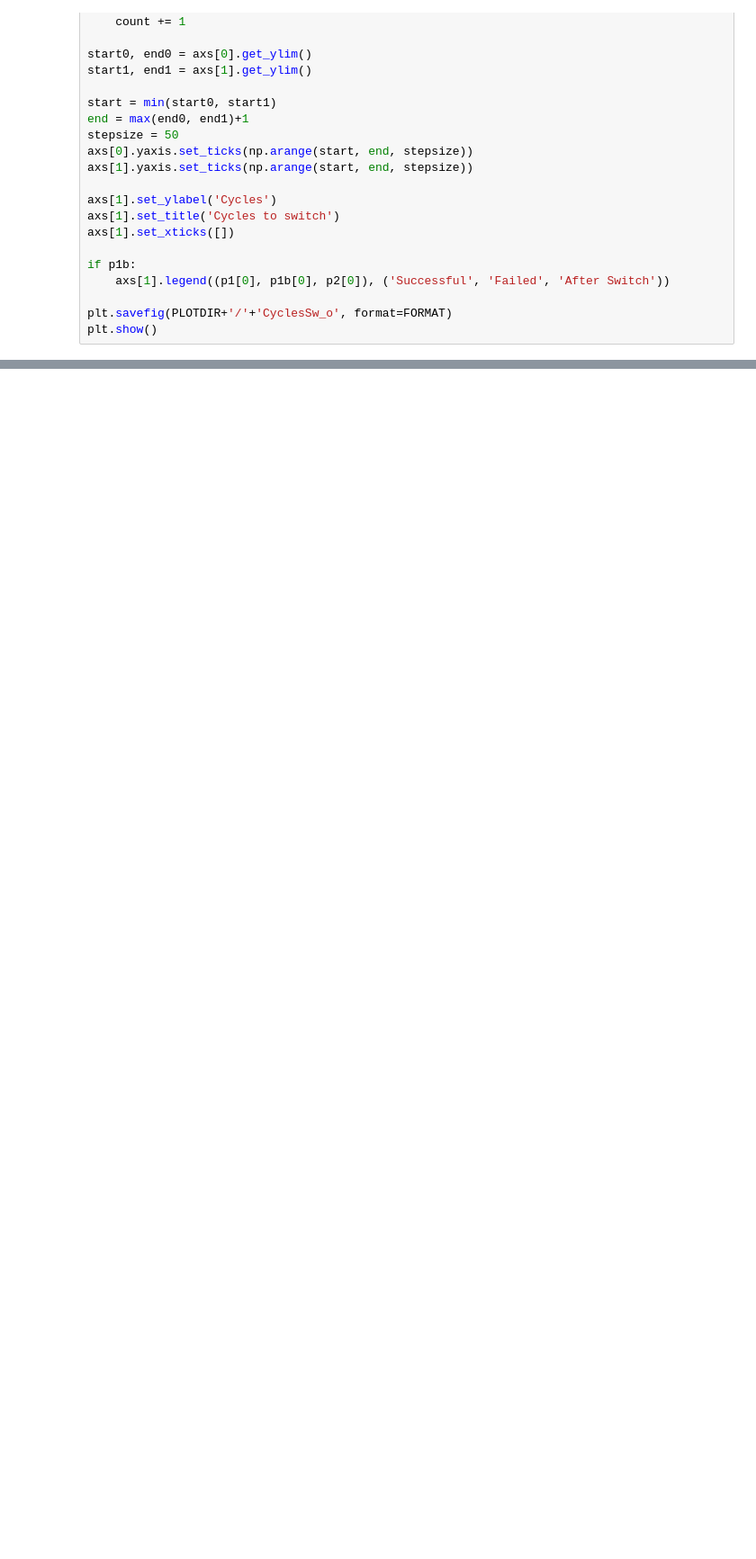
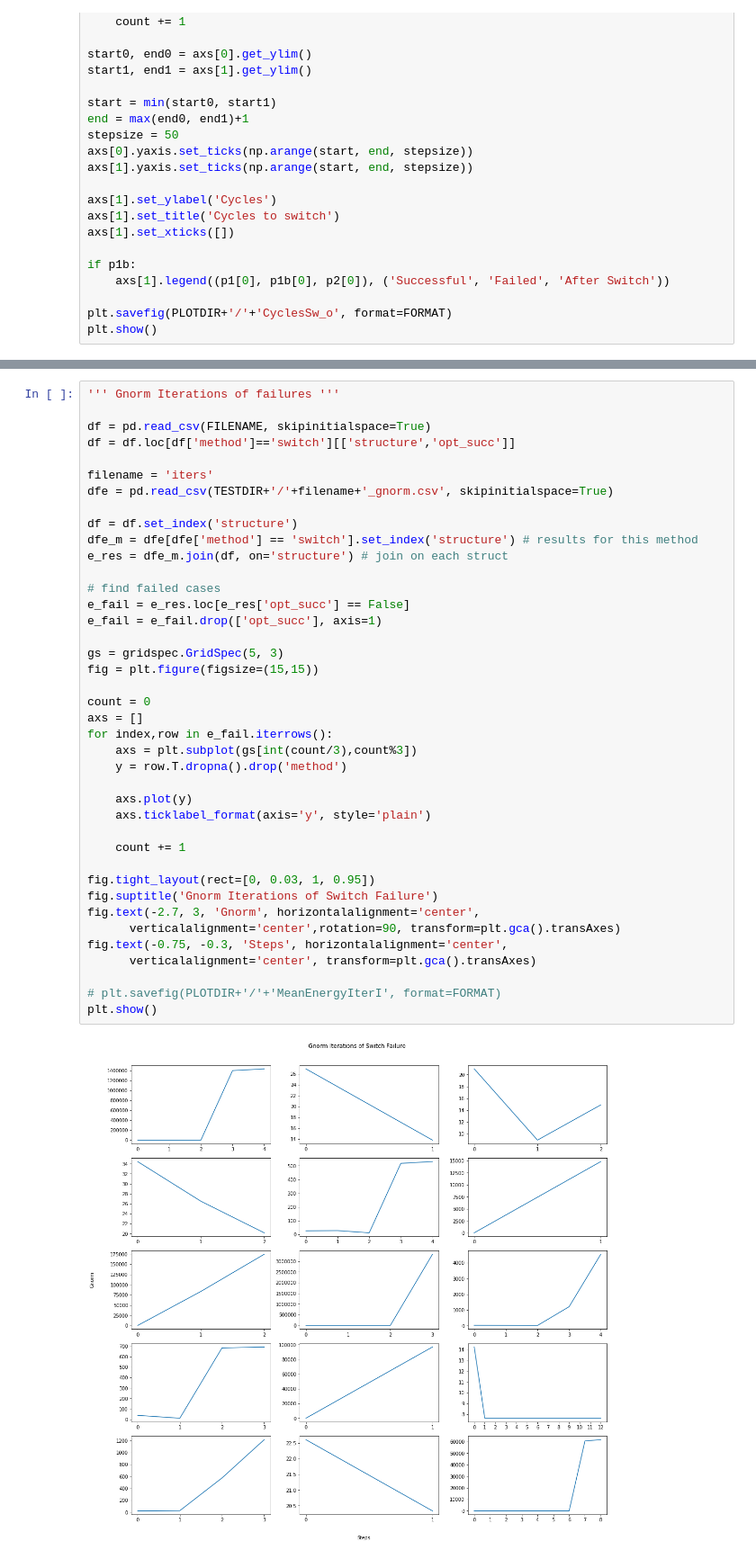
Before and after one commit to sanantoniochili/Switch_Implementation, a Jupyter notebook: Read Switch.ipynb, the cells around one changed output, grey strips where cells are left out. Shown: that part at 90% size. Cells and saved outputs as stored; diff of their text form; blank space fills up the shorter version.

Commit message:
Small changes to read_iters to find output

```diff
--- a/Read Switch.ipynb
+++ b/Read Switch.ipynb
@@ -287,0 +271,42 @@ for index,row in e_fail.iterrows():
+# %%
+''' Gnorm Iterations of failures '''
+
+df = pd.read_csv(FILENAME, skipinitialspace=True)
+df = df.loc[df['method']=='switch'][['structure','opt_succ']]
+
+filename = 'iters'
+dfe = pd.read_csv(TESTDIR+'/'+filename+'_gnorm.csv', skipinitialspace=True)
+
+df = df.set_index('structure')
+dfe_m = dfe[dfe['method'] == 'switch'].set_index('structure') # results for this method
+e_res = dfe_m.join(df, on='structure') # join on each struct
+
+# find failed cases
+e_fail = e_res.loc[e_res['opt_succ'] == False]
+e_fail = e_fail.drop(['opt_succ'], axis=1)
+
+gs = gridspec.GridSpec(5, 3)
+fig = plt.figure(figsize=(15,15))
+
+count = 0
+axs = []
+for index,row in e_fail.iterrows():
+    axs = plt.subplot(gs[int(count/3),count%3])
+    y = row.T.dropna().drop('method')
+
+    axs.plot(y)
+    axs.ticklabel_format(axis='y', style='plain')
+
+    count += 1
+
+fig.tight_layout(rect=[0, 0.03, 1, 0.95])
+fig.suptitle('Gnorm Iterations of Switch Failure')
+fig.text(-2.7, 3, 'Gnorm', horizontalalignment='center',
+      verticalalignment='center',rotation=90, transform=plt.gca().transAxes)
+fig.text(-0.75, -0.3, 'Steps', horizontalalignment='center',
+      verticalalignment='center', transform=plt.gca().transAxes)
+
+# plt.savefig(PLOTDIR+'/'+'MeanEnergyIterI', format=FORMAT)
+plt.show()
+# %% [output]
+[figure, added]
```
Also changed, not shown: parts of 4 cells of this notebook, 1 other file.
